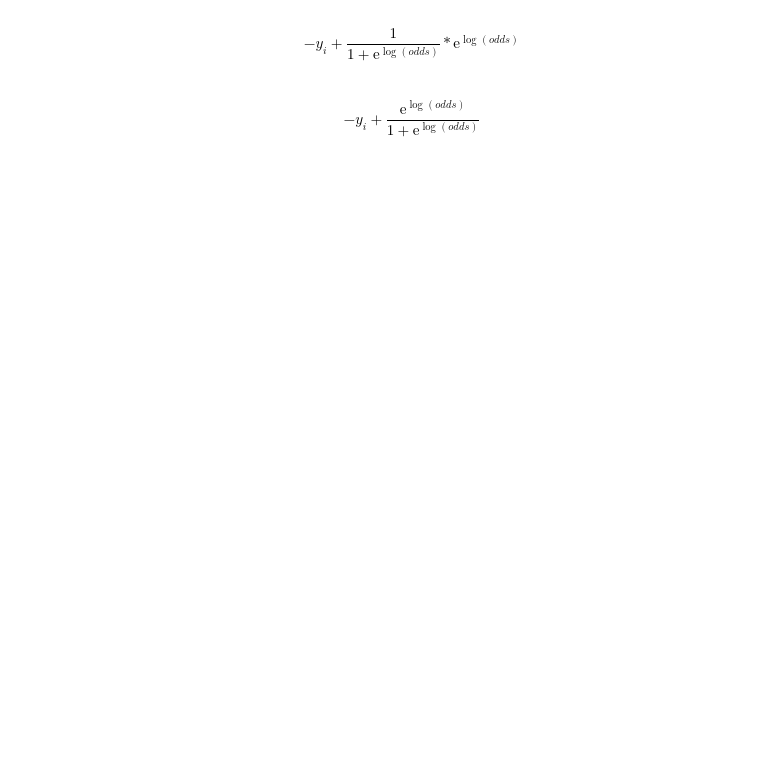
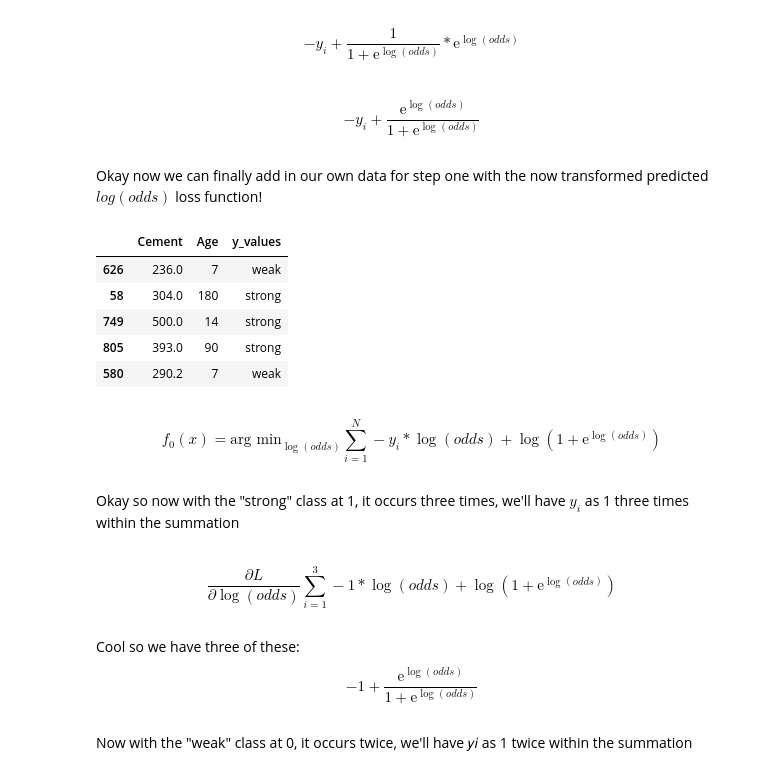
Before and after one commit to williamjwall/ensemble_investigation, a Jupyter notebook: concrete_strength_final.ipynb, the cells around one changed output. Cells and saved outputs as stored; diff of their text form; code cells hidden in the pictures; blank space fills up the shorter version.

```diff
--- a/concrete_strength_final.ipynb
+++ b/concrete_strength_final.ipynb
@@ -587,3 +585,24 @@ hmm... <br>chain rule. yes. chain rule
 $$- y_{i} + \frac{1}{1 + \mathrm{e}^{\log(odds)}} *  \mathrm{e}^{\log(odds)} $$
 # %% [markdown]
 $$- y_{i} + \frac{\mathrm{e}^{\log(odds)}}{1 + \mathrm{e}^{\log(odds)}} $$
+# %% [markdown]
+Okay now we can finally add in our own data for step one with the now transformed predicted $log(odds)$ loss function!
+# %%
+pd.DataFrame({"Cement":df.sample(5, random_state=8)["Cement"], "Age":df.sample(5, random_state=8)["Age"], "y_values":y_classification.sample(5, random_state=8)})
+# %% [output]
+|  | Cement | Age | y_values |
+| 626 | 236.0 | 7 | weak |
+| 58 | 304.0 | 180 | strong |
+| 749 | 500.0 | 14 | strong |
+| 805 | 393.0 | 90 | strong |
+| 580 | 290.2 | 7 | weak |
+# %% [markdown]
+$$f_{0}(x) = \textrm{arg min}_{\log(odds)} \sum \limits _{i=1} ^{N} - y_{i} * \log(odds) +  \log(1 + \mathrm{e}^{\log(odds)})$$
+# %% [markdown]
+Okay so now with the "strong" class at 1, it occurs three times, we'll have $y_i$ as 1 three times within the summation
+# %% [markdown]
+$$\frac{\partial L}{\partial \log(odds)} \sum \limits _{i=1} ^{3} - 1 * \log(odds) +  \log(1 + \mathrm{e}^{\log(odds)}) $$
+# %% [markdown]
+Cool so we have three of these: $$- 1 + \frac{\mathrm{e}^{\log(odds)}}{1 + \mathrm{e}^{\log(odds)}} $$
+# %% [markdown]
+Now with the "weak" class at 0, it occurs twice, we'll have  𝑦𝑖  as 1 twice within the summation
```
Also changed, not shown: parts of 154 cells of this notebook.
